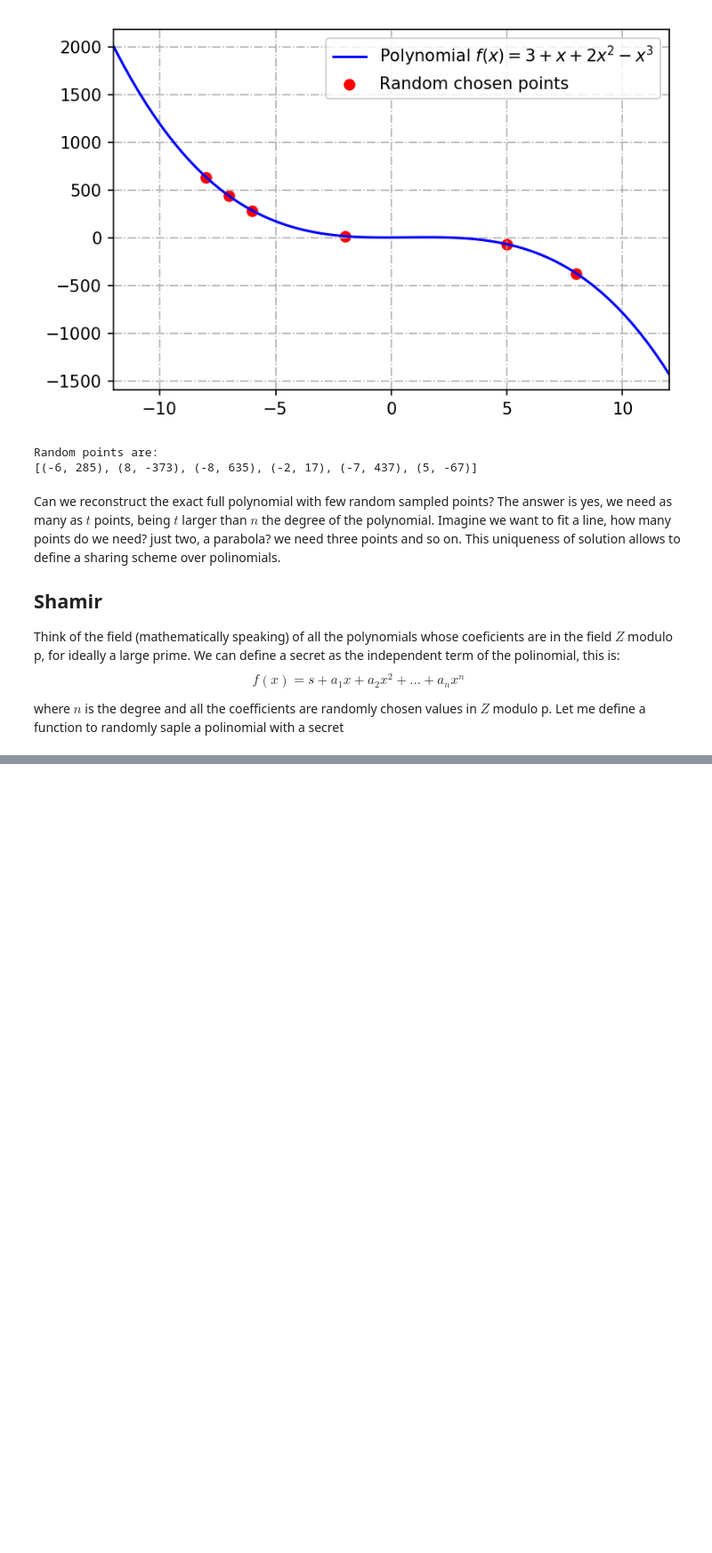
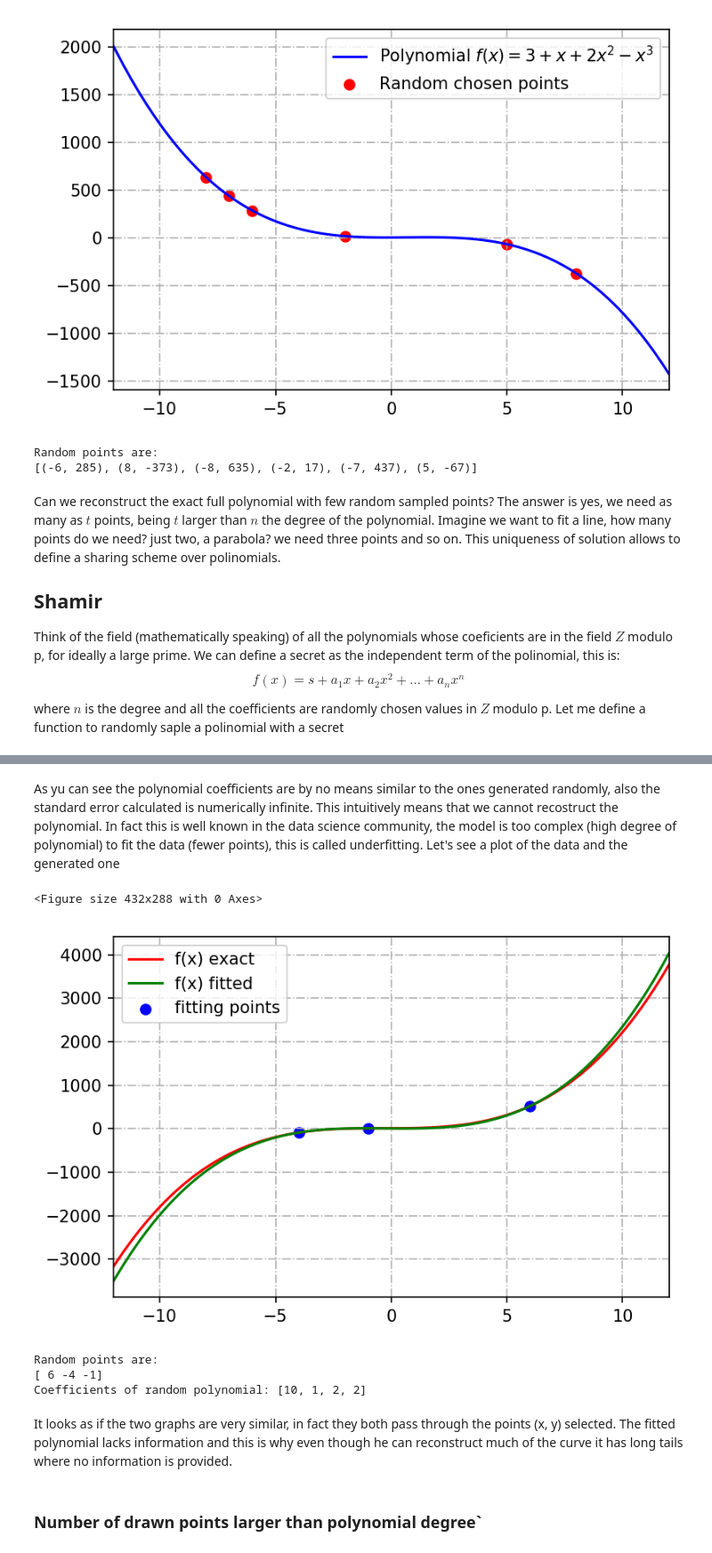
Before and after one commit to SebastiaAgramunt/Cryptography, a Jupyter notebook: notebooks/12_ShamirSecretSharing.ipynb, the cells around one changed output, grey strips where cells are left out. Shown at 89% size. Drawn from its saved outputs; the diff is of its cells as text; code cells hidden in the pictures; blank space fills up the shorter version.

```diff
--- a/notebooks/12_ShamirSecretSharing.ipynb
+++ b/notebooks/12_ShamirSecretSharing.ipynb
@@ -109,0 +110,12 @@ PolyEvaluate(coefficients, 2)
+# %%
+bits = 2
+p = RandomPrime(bits, 40)
+
+# points to randomly sample, degree of poly and secret
+
+degree = 3
+secret = 10
+
+coef = RandomPolynomial(secret, degree, p)
+print(f"Generating a random polynomial of degree {degree} and secret {secret} over prime number {p}")
+print(f"Coefficients of random polynomial: {coef}")
@@ -109,0 +149,8 @@ PolyEvaluate(coefficients, 2)
+# %%
+n_points = 2
+
+X, y, x = _generate_data(n_points, degree, coef)
+model = sm.OLS(y, X)
+results = model.fit()
+print(results.summary())
+print(f"Coefficients of random polynomial: {coef}")
@@ -109,0 +175,34 @@ PolyEvaluate(coefficients, 2)
+# %% [markdown]
+As yu can see the polynomial coefficients are by no means similar to the ones generated randomly, also the standard error calculated is numerically infinite. This intuitively means that we cannot recostruct the polynomial. In fact this is well known in the data science community, the model is too complex (high degree of polynomial) to fit the data (fewer points), this is called underfitting. Let's see a plot of the data and the generated one
+# %%
+fitted_coef = results.params
+
+# Plotting
+plt.clf()
+
+fig=plt.figure(dpi = 150)
+ax = fig.add_subplot(1, 1, 1)
+
+# plot the function
+r = np.linspace(-12,12,100)
+plt.scatter(x, [PolyEvaluate(coef, a) for a in x], c='b', label="fitting points")
+plt.plot(r, [PolyEvaluate(coef, a) for a in r], 'r', label=f"f(x) exact")
+plt.plot(r, [PolyEvaluate(fitted_coef, a) for a in r], 'g', label=f"f(x) fitted")
+
+plt.legend()
+plt.grid(linestyle="-.")
+plt.xlim(-12, 12)
+plt.show()
+
+print(f"Random points are:\n{x}")
+print(f"Coefficients of random polynomial: {coef}")
+# %% [output]
+<Figure size 432x288 with 0 Axes>
+[figure, added]
+Random points are:
+[ 6 -4 -1]
+Coefficients of random polynomial: [10, 1, 2, 2]
+# %% [markdown]
+It looks as if the two graphs are very similar, in fact they both pass through the points (x, y) selected. The fitted polynomial lacks information and this is why even though he can reconstruct much of the curve it has long tails where no information is provided.
+# %% [markdown]
+### Number of drawn points larger than polynomial degree`
```
Also changed, not shown: parts of 13 cells of this notebook, 1 other file.
